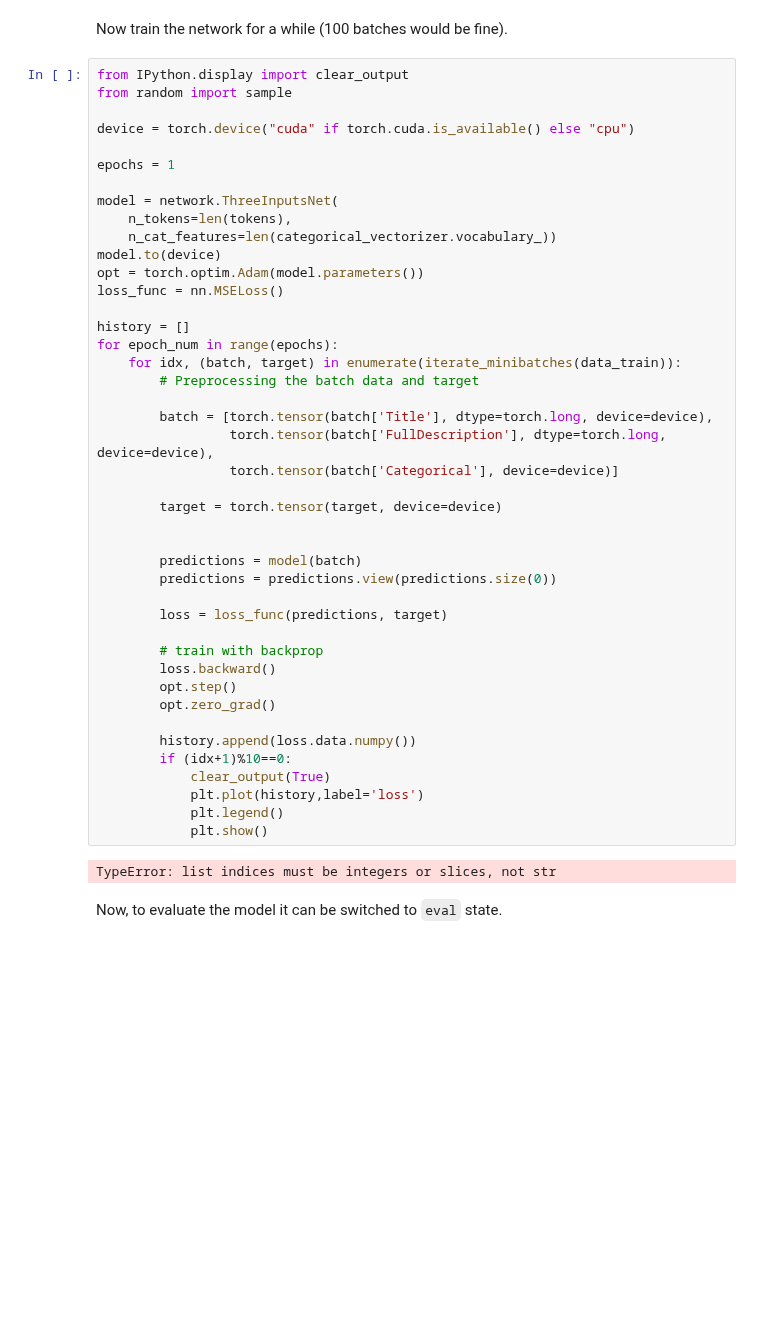
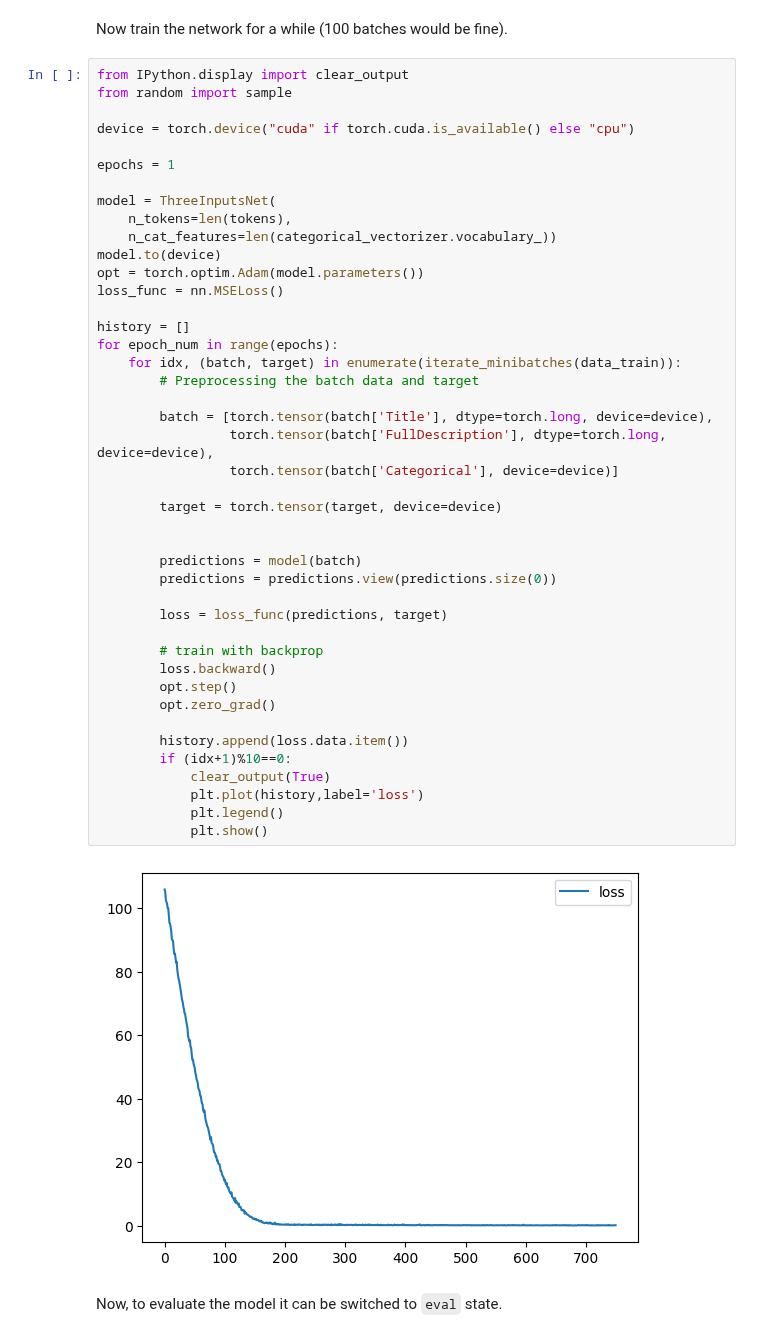
Before and after one commit to EvgenVer/ml-course_p2, a Jupyter notebook: homeworks_advanced/assignment02_three_headed_network/assignment02_three_headed_network.ipynb, the cells around one changed output. Drawn from its saved outputs; the diff is of its cells as text; blank space fills up the shorter version.

```diff
--- a/homeworks_advanced/assignment02_three_headed_network/assignment02_three_headed_network.ipynb
+++ b/homeworks_advanced/assignment02_three_headed_network/assignment02_three_headed_network.ipynb
@@ -422,7 +512,7 @@ device = torch.device("cuda" if torch.cuda.is_available() else "cpu")
 
 epochs = 1
 
-model = network.ThreeInputsNet(
+model = ThreeInputsNet(
     n_tokens=len(tokens),
     n_cat_features=len(categorical_vectorizer.vocabulary_))
 model.to(device)
@@ -430,34 +520,34 @@ opt = torch.optim.Adam(model.parameters())
 loss_func = nn.MSELoss()
 
 history = []
 for epoch_num in range(epochs):
     for idx, (batch, target) in enumerate(iterate_minibatches(data_train)):
         # Preprocessing the batch data and target
 
         batch = [torch.tensor(batch['Title'], dtype=torch.long, device=device),
                  torch.tensor(batch['FullDescription'], dtype=torch.long, device=device),
                  torch.tensor(batch['Categorical'], device=device)]
 
         target = torch.tensor(target, device=device)
 
 
         predictions = model(batch)
         predictions = predictions.view(predictions.size(0))
 
         loss = loss_func(predictions, target)
 
         # train with backprop
         loss.backward()
         opt.step()
         opt.zero_grad()
 
-        history.append(loss.data.numpy())
+        history.append(loss.data.item())
         if (idx+1)%10==0:
             clear_output(True)
             plt.plot(history,label='loss')
             plt.legend()
             plt.show()
 # %% [output]
-TypeError: list indices must be integers or slices, not str
+[figure, added]
 # %% [markdown]
 Now, to evaluate the model it can be switched to `eval` state.
```
Also changed, not shown: parts of 16 cells of this notebook.
